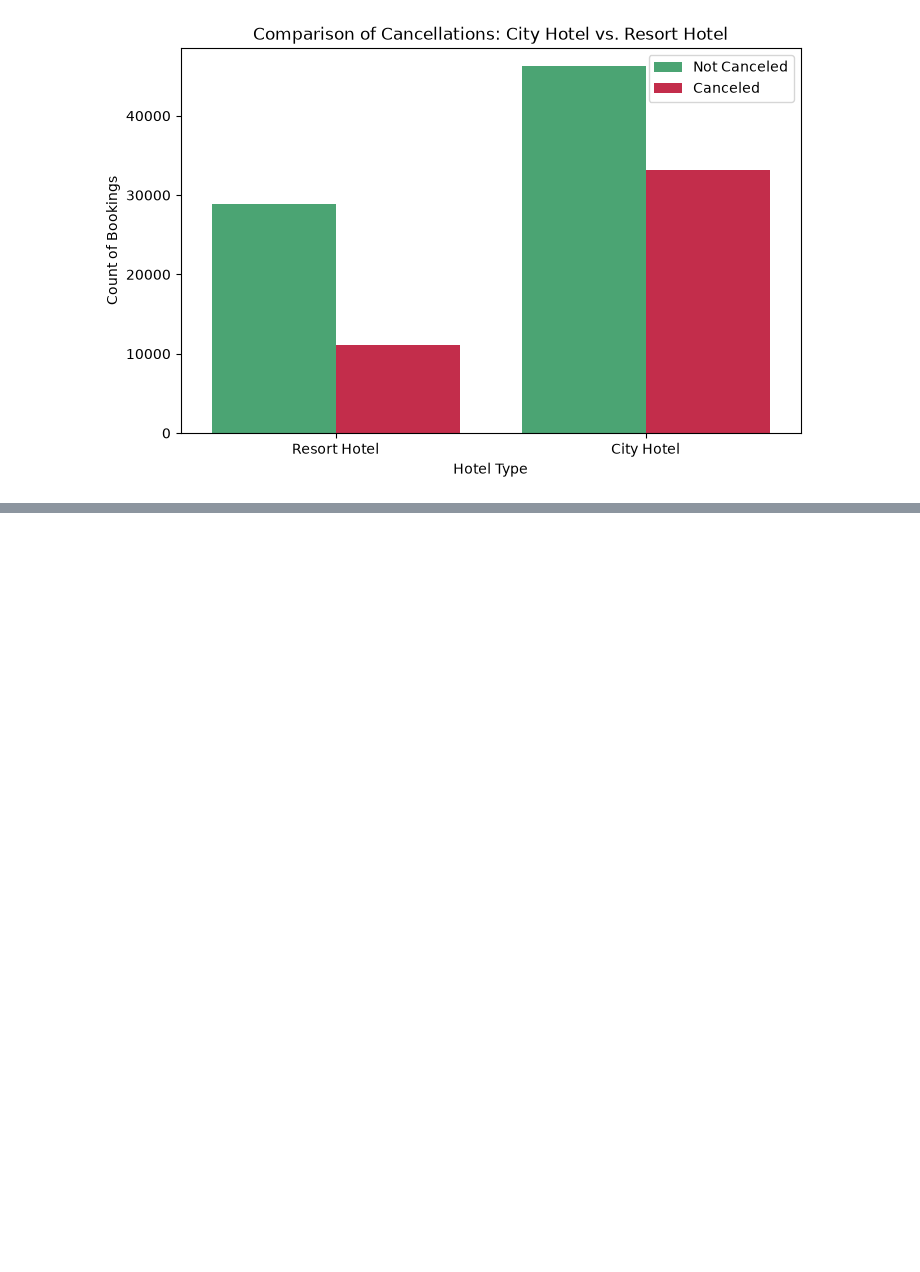
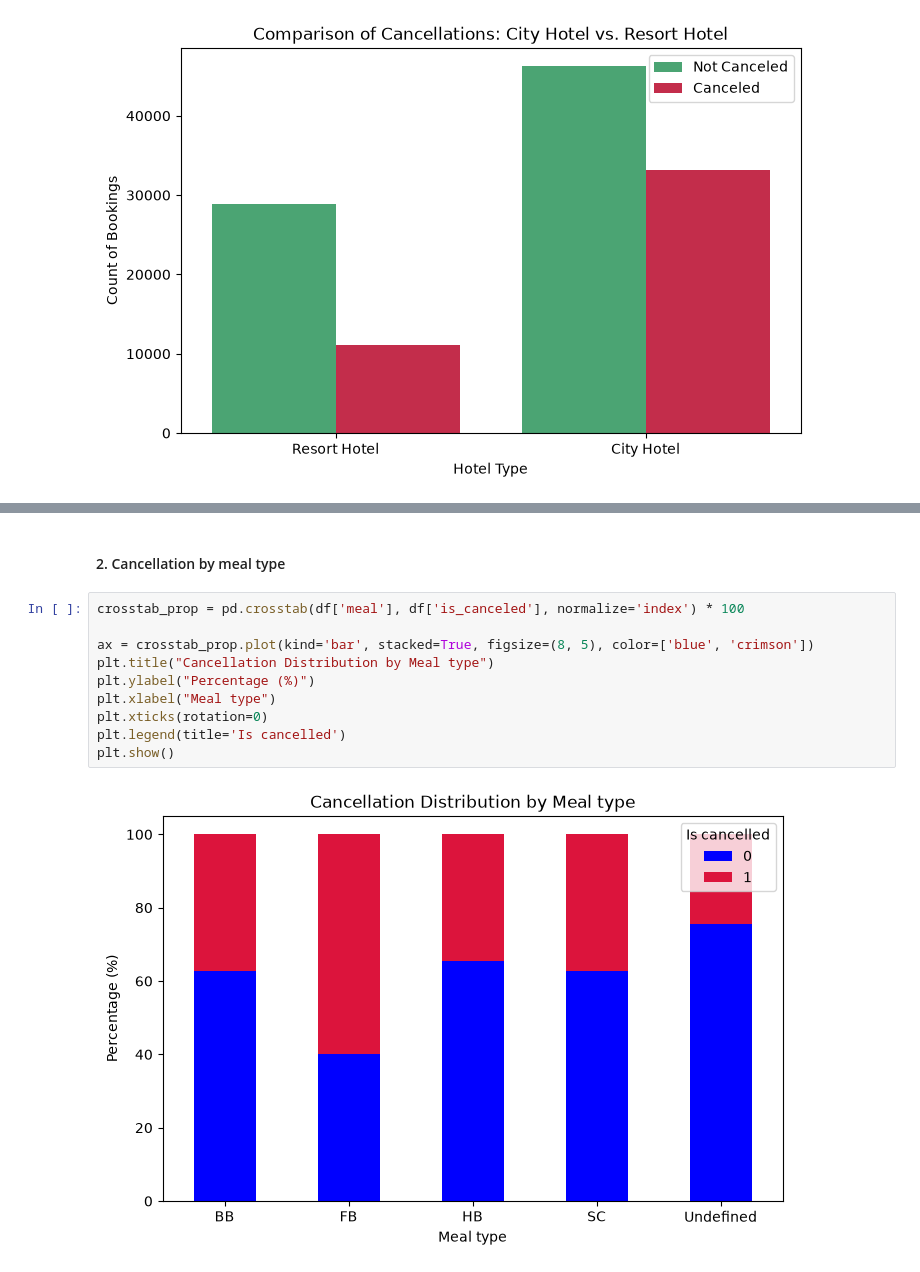
Before and after one commit to ravindutw/hotel-booking-cancellation-prediction, a Jupyter notebook: notebooks/EDA.ipynb, the cells around one changed output, grey strips where cells are left out. Drawn from its saved outputs; the diff is of its cells as text; blank space fills up the shorter version.

```diff
--- a/notebooks/EDA.ipynb
+++ b/notebooks/EDA.ipynb
@@ -271,0 +276,14 @@ plt.show()
+# %% [markdown]
+#### 2. Cancellation by meal type
+# %%
+crosstab_prop = pd.crosstab(df['meal'], df['is_canceled'], normalize='index') * 100
+
+ax = crosstab_prop.plot(kind='bar', stacked=True, figsize=(8, 5), color=['blue', 'crimson'])
+plt.title("Cancellation Distribution by Meal type")
+plt.ylabel("Percentage (%)")
+plt.xlabel("Meal type")
+plt.xticks(rotation=0)
+plt.legend(title='Is cancelled')
+plt.show()
+# %% [output]
+[figure, added]
```
Also changed, not shown: parts of 16 cells of this notebook, 1 other file.
